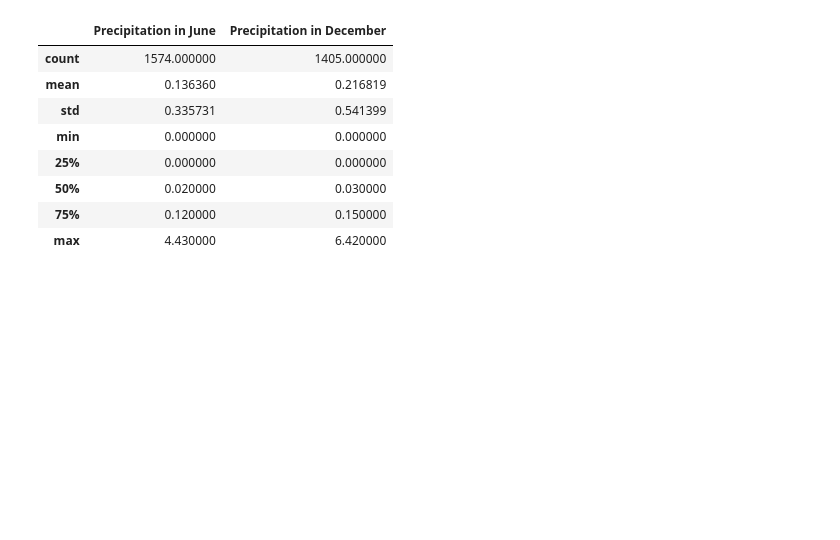
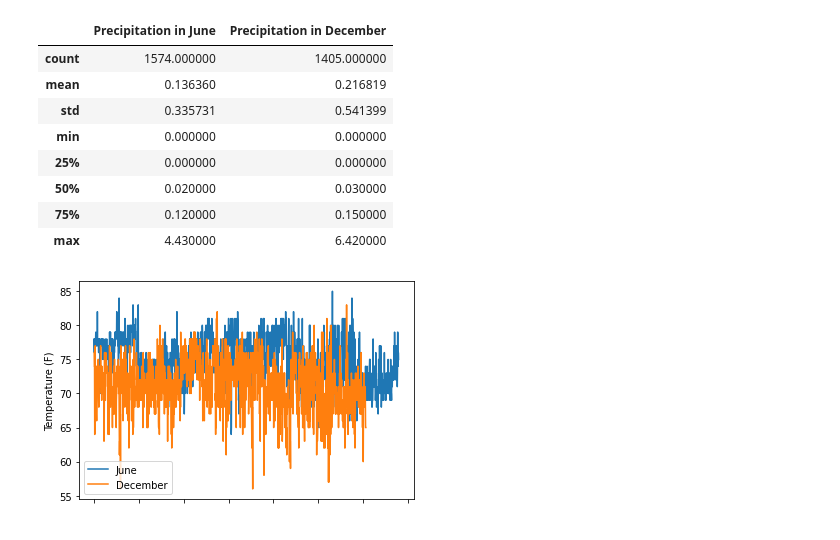
Before and after one commit to RababHanda/SQLite, a Jupyter notebook: SurfsUp_Challenge.ipynb, the cells around one changed output. Saved outputs shown, nothing was run; the diff lists cells and outputs as text; code cells hidden in the pictures; blank space fills up the shorter version.

Commit message:
add graphs to readme

```diff
--- a/SurfsUp_Challenge.ipynb
+++ b/SurfsUp_Challenge.ipynb
@@ -172,3 +174,12 @@ prcp_df
 | 50% | 0.020000 | 0.030000 |
 | 75% | 0.120000 | 0.150000 |
 | max | 4.430000 | 6.420000 |
+# %%
+ax = june_temp_df.plot()
+dec_temp_df.plot(ax=ax)
+ax.legend(['June', 'December'])
+ax.tick_params(axis='x', labelcolor='white')
+ax.set_ylabel('Temperature (F)')
+ax.figure.savefig('Resources/temp_graph.png')
+# %% [output]
+[figure, added]
```
Also changed, not shown: parts of 2 cells of this notebook, 4 other files.
